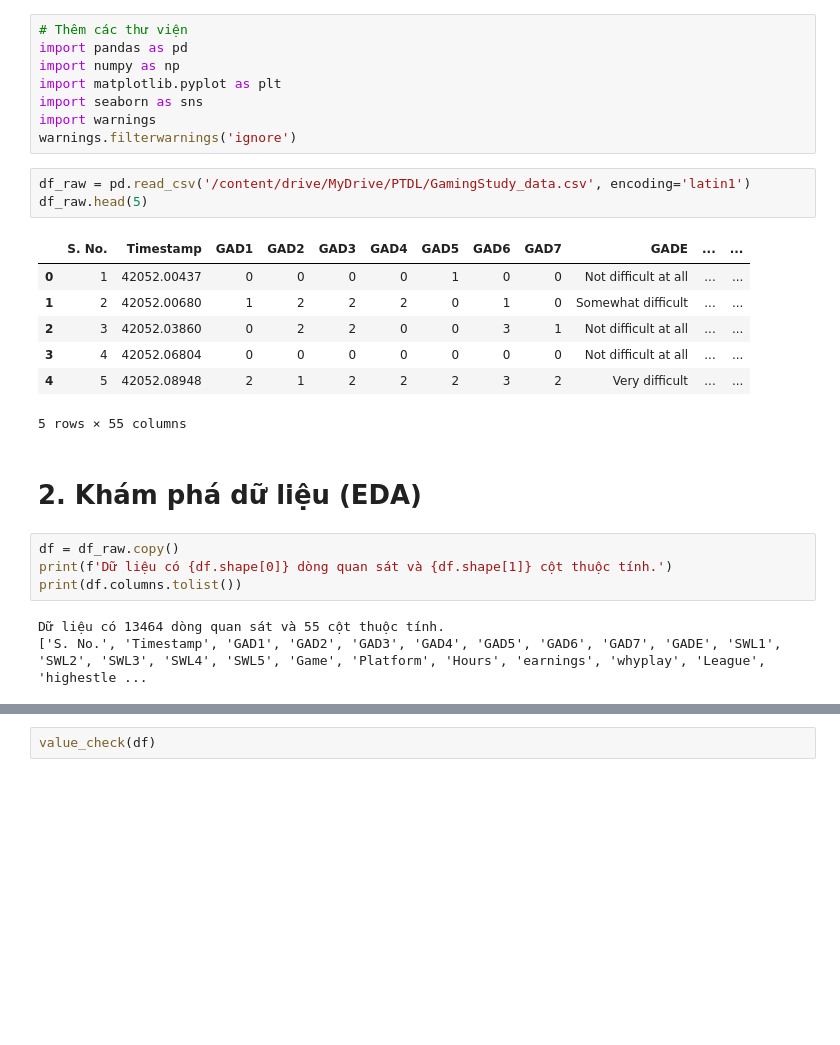
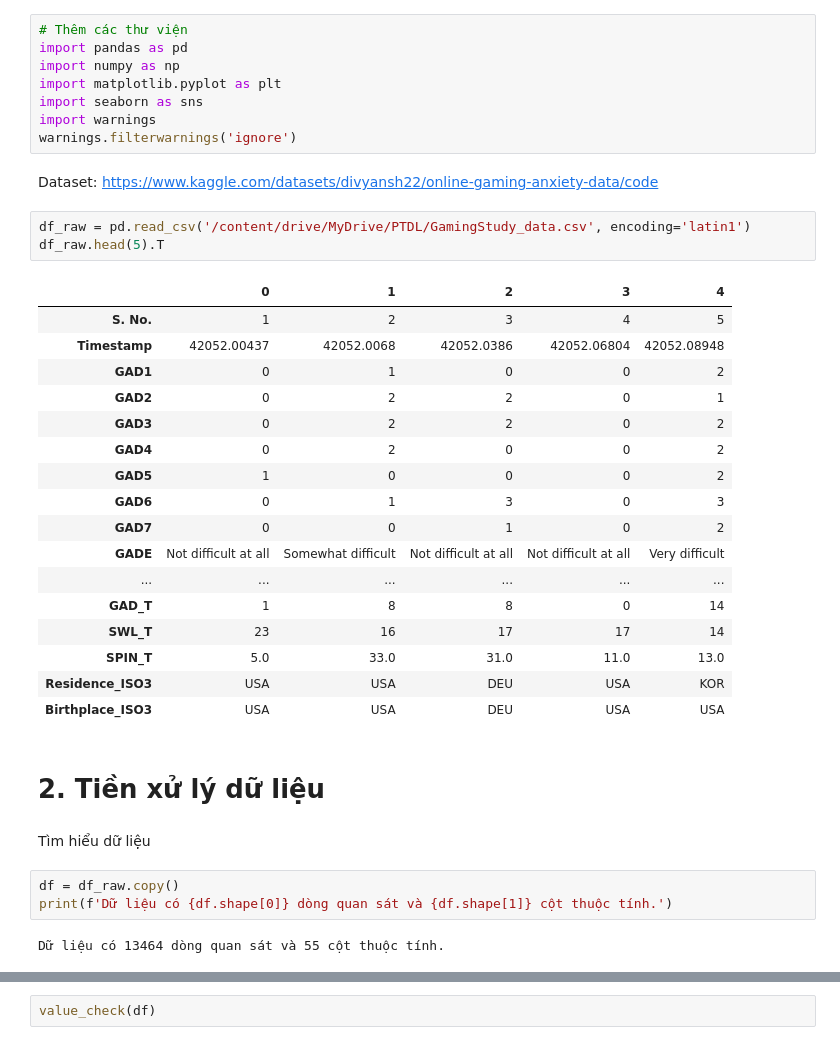
Before and after one commit to kimcheese23/Data-analytics, a Jupyter notebook: Code/Preprocessing.ipynb, the cells around one changed output, grey strips where cells are left out. Saved outputs shown, nothing was run; the diff lists cells and outputs as text; blank space fills up the shorter version.

```diff
--- a/Code/Preprocessing.ipynb
+++ b/Code/Preprocessing.ipynb
@@ -16,23 +16,35 @@ import matplotlib.pyplot as plt
 import seaborn as sns
 import warnings
 warnings.filterwarnings('ignore')
+# %% [markdown]
+Dataset: https://www.kaggle.com/datasets/divyansh22/online-gaming-anxiety-data/code
 # %%
 df_raw = pd.read_csv('/content/drive/MyDrive/PTDL/GamingStudy_data.csv', encoding='latin1')
-df_raw.head(5)
+df_raw.head(5).T
 # %% [output]
-|  | S. No. | Timestamp | GAD1 | GAD2 | GAD3 | GAD4 | GAD5 | GAD6 | GAD7 | GADE | ... | ... |
-| 0 | 1 | 42052.00437 | 0 | 0 | 0 | 0 | 1 | 0 | 0 | Not difficult at all | ... | ... |
-| 1 | 2 | 42052.00680 | 1 | 2 | 2 | 2 | 0 | 1 | 0 | Somewhat difficult | ... | ... |
-| 2 | 3 | 42052.03860 | 0 | 2 | 2 | 0 | 0 | 3 | 1 | Not difficult at all | ... | ... |
-| 3 | 4 | 42052.06804 | 0 | 0 | 0 | 0 | 0 | 0 | 0 | Not difficult at all | ... | ... |
-| 4 | 5 | 42052.08948 | 2 | 1 | 2 | 2 | 2 | 3 | 2 | Very difficult | ... | ... |
+|  | 0 | 1 | 2 | 3 | 4 |
+| S. No. | 1 | 2 | 3 | 4 | 5 |
+| Timestamp | 42052.00437 | 42052.0068 | 42052.0386 | 42052.06804 | 42052.08948 |
+| GAD1 | 0 | 1 | 0 | 0 | 2 |
+| GAD2 | 0 | 2 | 2 | 0 | 1 |
+| GAD3 | 0 | 2 | 2 | 0 | 2 |
+| GAD4 | 0 | 2 | 0 | 0 | 2 |
+| GAD5 | 1 | 0 | 0 | 0 | 2 |
+| GAD6 | 0 | 1 | 3 | 0 | 3 |
+| GAD7 | 0 | 0 | 1 | 0 | 2 |
+| GADE | Not difficult at all | Somewhat difficult | Not difficult at all | Not difficult at all | Very difficult |
+| ... | ... | ... | ... | ... | ... |
+| GAD_T | 1 | 8 | 8 | 0 | 14 |
+| SWL_T | 23 | 16 | 17 | 17 | 14 |
+| SPIN_T | 5.0 | 33.0 | 31.0 | 11.0 | 13.0 |
+| Residence_ISO3 | USA | USA | DEU | USA | KOR |
+| Birthplace_ISO3 | USA | USA | DEU | USA | USA |
-5 rows × 55 columns
 # %% [markdown]
-# 2. Khám phá dữ liệu (EDA)
+# 2. Tiền xử lý dữ liệu
+# %% [markdown]
+Tìm hiểu dữ liệu
 # %%
 df = df_raw.copy()
 print(f'Dữ liệu có {df.shape[0]} dòng quan sát và {df.shape[1]} cột thuộc tính.')
-print(df.columns.tolist())
 # %% [output]
 Dữ liệu có 13464 dòng quan sát và 55 cột thuộc tính.
-['S. No.', 'Timestamp', 'GAD1', 'GAD2', 'GAD3', 'GAD4', 'GAD5', 'GAD6', 'GAD7', 'GADE', 'SWL1', 'SWL2', 'SWL3', 'SWL4', 'SWL5', 'Game', 'Platform', 'Hours', 'earnings', 'whyplay', 'League', 'highestle ...
```
Also changed, not shown: parts of 41 cells of this notebook.
